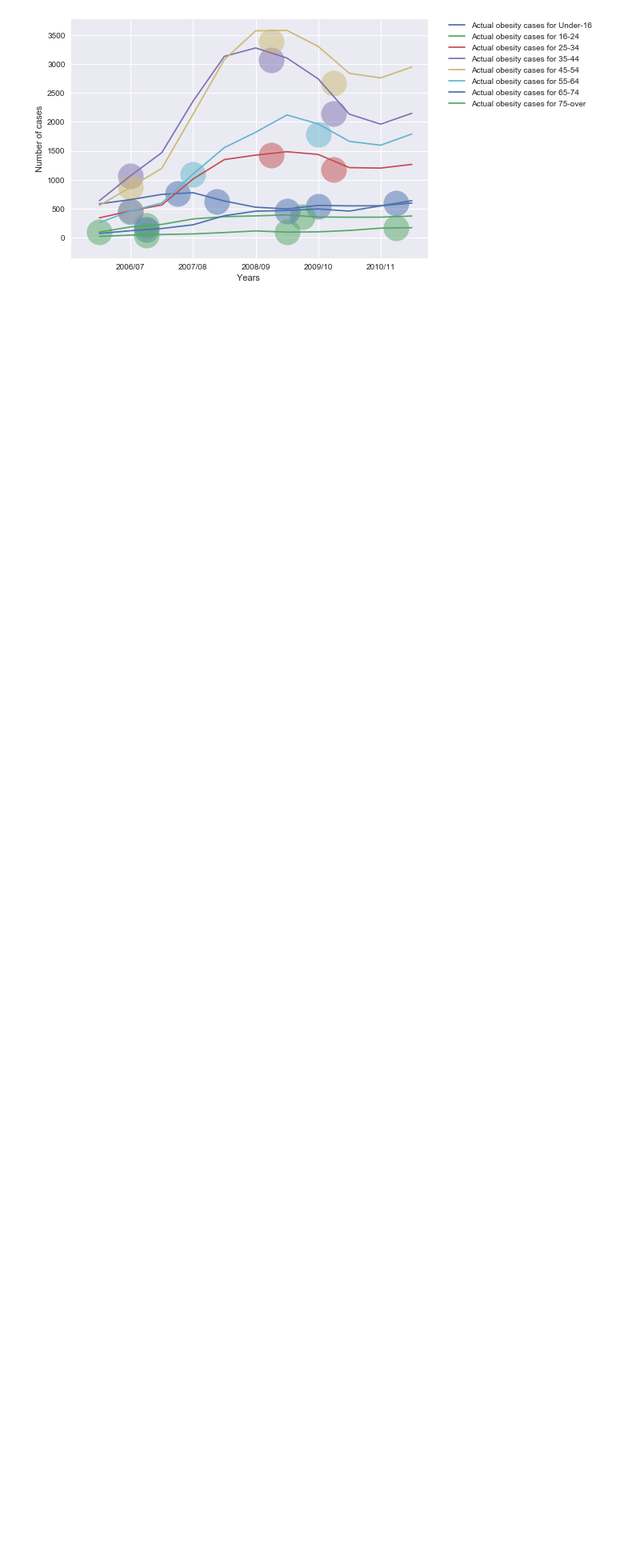
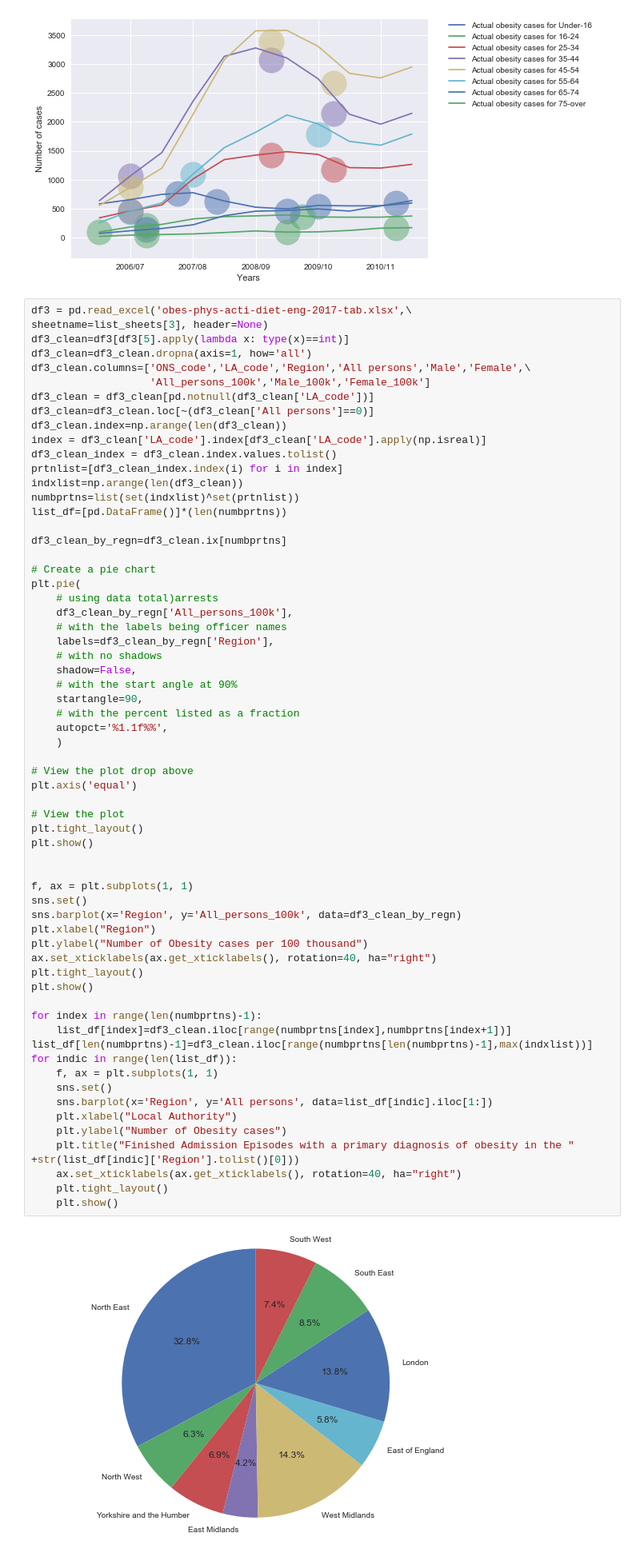
Before and after one commit to JoshiC27/Obesity_project, a Jupyter notebook: Obsesity_NHS.ipynb, the cells around one changed output. Shown at 80% size. Drawn from its saved outputs; the diff is of its cells as text; blank space fills up the shorter version.

```diff
--- a/Obsesity_NHS.ipynb
+++ b/Obsesity_NHS.ipynb
@@ -287,3 +287,68 @@ plt.show()
 K means classifier
 ++++++++++++++++++++++++++++++++++++++++++++++++++++++++++++++++++++++++++++++++++++++++++++++++++++
 [figure]
+# %%
+df3 = pd.read_excel('obes-phys-acti-diet-eng-2017-tab.xlsx',\
+sheetname=list_sheets[3], header=None)
+df3_clean=df3[df3[5].apply(lambda x: type(x)==int)]
+df3_clean=df3_clean.dropna(axis=1, how='all')
+df3_clean.columns=['ONS_code','LA_code','Region','All persons','Male','Female',\
+                   'All_persons_100k','Male_100k','Female_100k']
+df3_clean = df3_clean[pd.notnull(df3_clean['LA_code'])]
+df3_clean=df3_clean.loc[~(df3_clean['All persons']==0)]
+df3_clean.index=np.arange(len(df3_clean))
+index = df3_clean['LA_code'].index[df3_clean['LA_code'].apply(np.isreal)]
+df3_clean_index = df3_clean.index.values.tolist()
+prtnlist=[df3_clean_index.index(i) for i in index]
+indxlist=np.arange(len(df3_clean))
+numbprtns=list(set(indxlist)^set(prtnlist))
+list_df=[pd.DataFrame()]*(len(numbprtns))
+
+df3_clean_by_regn=df3_clean.ix[numbprtns]
+
+# Create a pie chart
+plt.pie(
+    # using data total)arrests
+    df3_clean_by_regn['All_persons_100k'],
+    # with the labels being officer names
+    labels=df3_clean_by_regn['Region'],
+    # with no shadows
+    shadow=False,
+    # with the start angle at 90%
+    startangle=90,
+    # with the percent listed as a fraction
+    autopct='%1.1f%%',
+    )
+
+# View the plot drop above
+plt.axis('equal')
+
+# View the plot
+plt.tight_layout()
+plt.show()
+
+
+f, ax = plt.subplots(1, 1)
+sns.set()
+sns.barplot(x='Region', y='All_persons_100k', data=df3_clean_by_regn)
+plt.xlabel("Region")
+plt.ylabel("Number of Obesity cases per 100 thousand")
+ax.set_xticklabels(ax.get_xticklabels(), rotation=40, ha="right")
+plt.tight_layout()
+plt.show()
+
+for index in range(len(numbprtns)-1):
+    list_df[index]=df3_clean.iloc[range(numbprtns[index],numbprtns[index+1])]
+list_df[len(numbprtns)-1]=df3_clean.iloc[range(numbprtns[len(numbprtns)-1],max(indxlist))]
+for indic in range(len(list_df)):
+    f, ax = plt.subplots(1, 1)
+    sns.set()
+    sns.barplot(x='Region', y='All persons', data=list_df[indic].iloc[1:])
+    plt.xlabel("Local Authority")
+    plt.ylabel("Number of Obesity cases")
+    plt.title("Finished Admission Episodes with a primary diagnosis of obesity in the " +str(list_df[indic]['Region'].tolist()[0]))
+    ax.set_xticklabels(ax.get_xticklabels(), rotation=40, ha="right")
+    plt.tight_layout()
+    plt.show()
+# %% [output]
+[figure, added]
```
Also changed, not shown: parts of 1 cell of this notebook.
